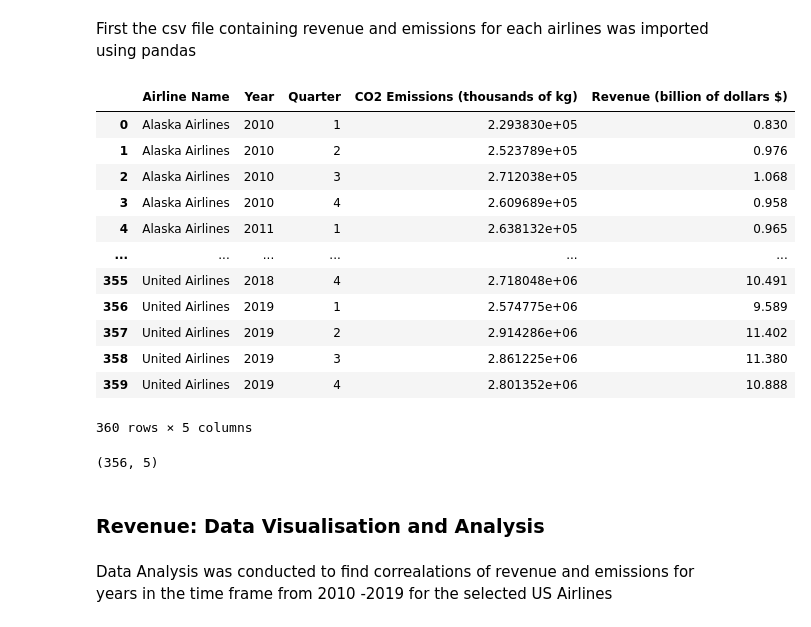
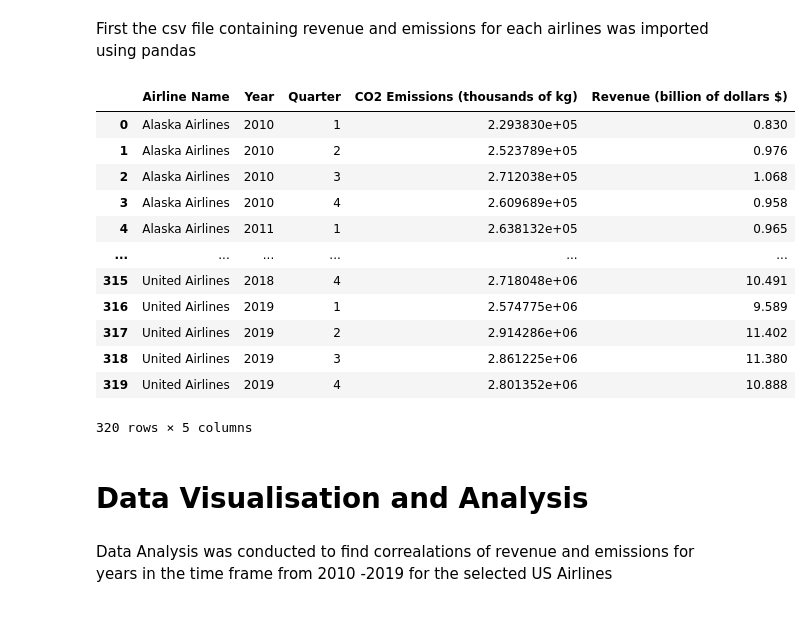
Before and after one commit to GenevaKirwan/CFG-Airline-Project, a Jupyter notebook: ProjectCode.ipynb, the cells around one changed output. Cells and saved outputs as stored; diff of their text form; code cells hidden in the pictures.

```diff
--- a/ProjectCode.ipynb
+++ b/ProjectCode.ipynb
@@ -460,29 +461,24 @@ revenues for Frontier Airlines were not included as data was not available
 First the csv file containing revenue and emissions for each airlines was imported using pandas
 # %%
 import pandas as pd
-rev_df = pd.read_csv("Revenue_emissions.csv")
+rev_df = pd.read_csv("Revenue_emissions1.csv")
 rev_df
 # %% [output]
 |  | Airline Name | Year | Quarter | CO2 Emissions (thousands of kg) | Revenue (billion of dollars $) |
 | 0 | Alaska Airlines | 2010 | 1 | 2.293830e+05 | 0.830 |
 | 1 | Alaska Airlines | 2010 | 2 | 2.523789e+05 | 0.976 |
 | 2 | Alaska Airlines | 2010 | 3 | 2.712038e+05 | 1.068 |
 | 3 | Alaska Airlines | 2010 | 4 | 2.609689e+05 | 0.958 |
 | 4 | Alaska Airlines | 2011 | 1 | 2.638132e+05 | 0.965 |
 | ... | ... | ... | ... | ... | ... |
-| 355 | United Airlines | 2018 | 4 | 2.718048e+06 | 10.491 |
-| 356 | United Airlines | 2019 | 1 | 2.574775e+06 | 9.589 |
-| 357 | United Airlines | 2019 | 2 | 2.914286e+06 | 11.402 |
-| 358 | United Airlines | 2019 | 3 | 2.861225e+06 | 11.380 |
-| 359 | United Airlines | 2019 | 4 | 2.801352e+06 | 10.888 |
+| 315 | United Airlines | 2018 | 4 | 2.718048e+06 | 10.491 |
+| 316 | United Airlines | 2019 | 1 | 2.574775e+06 | 9.589 |
+| 317 | United Airlines | 2019 | 2 | 2.914286e+06 | 11.402 |
+| 318 | United Airlines | 2019 | 3 | 2.861225e+06 | 11.380 |
+| 319 | United Airlines | 2019 | 4 | 2.801352e+06 | 10.888 |
-360 rows × 5 columns
+320 rows × 5 columns
-# %%
-rev_df.dropna(inplace=True)
-print(rev_df.shape)
-# %% [output]
-(356, 5)
 # %% [markdown]
-### Revenue: Data Visualisation and Analysis
+# Data Visualisation and Analysis
 # %% [markdown]
 Data Analysis was conducted to find correalations of revenue and emissions for years in the time frame from 2010 -2019 for the selected US Airlines
 # %% [markdown]
```
Also changed, not shown: parts of 8 cells of this notebook, 1 other file.
